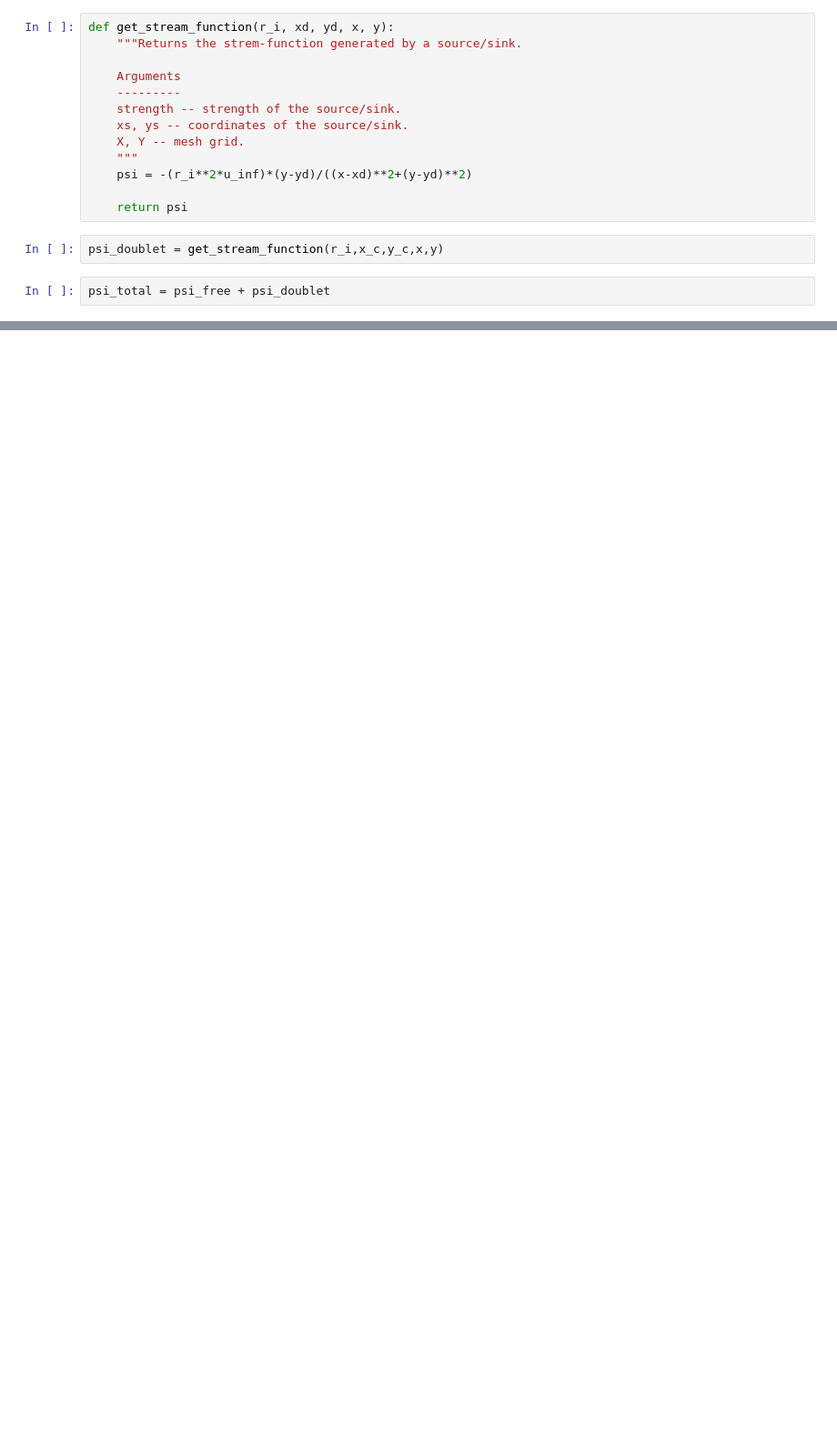
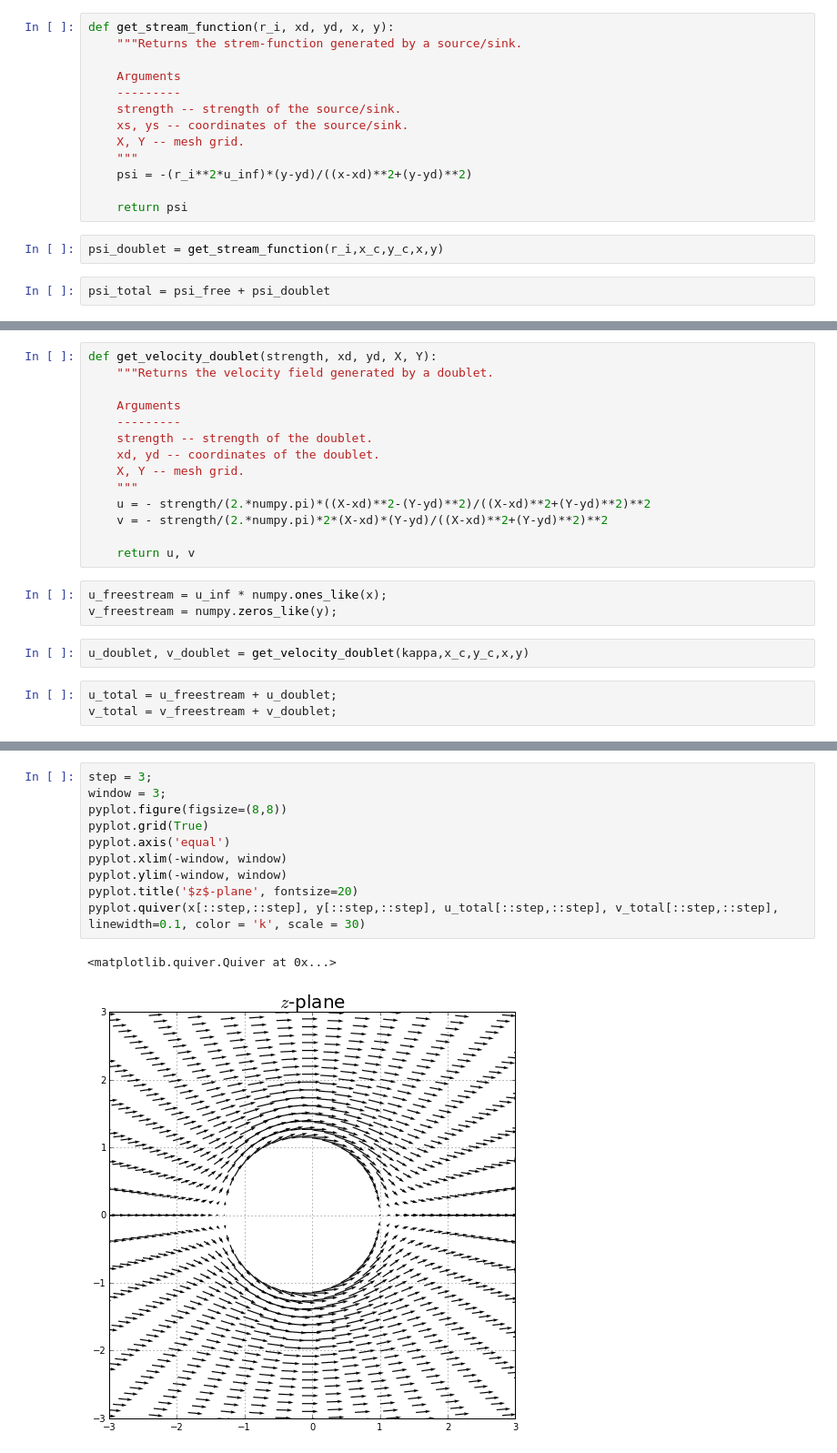
Before and after one commit to bornemeierm/MAE6226, a Jupyter notebook: Joukowski Transformation Cylindrical Mesh.ipynb, the cells around one changed output, grey strips where cells are left out. Shown at 91% size. Drawn from its saved outputs; the diff is of its cells as text; blank space fills up the shorter version.

```diff
--- a/Joukowski Transformation Cylindrical Mesh.ipynb
+++ b/Joukowski Transformation Cylindrical Mesh.ipynb
@@ -89,0 +107,22 @@ pyplot.contour(x_zeta, y_zeta, psi_total, levels, colors='k',linewidth=1,linesty
+# %%
+def get_velocity_doublet(strength, xd, yd, X, Y):
+    """Returns the velocity field generated by a doublet.
+
+    Arguments
+    ---------
+    strength -- strength of the doublet.
+    xd, yd -- coordinates of the doublet.
+    X, Y -- mesh grid.
+    """
+    u = - strength/(2.*numpy.pi)*((X-xd)**2-(Y-yd)**2)/((X-xd)**2+(Y-yd)**2)**2
+    v = - strength/(2.*numpy.pi)*2*(X-xd)*(Y-yd)/((X-xd)**2+(Y-yd)**2)**2
+
+    return u, v
+# %%
+u_freestream = u_inf * numpy.ones_like(x);
+v_freestream = numpy.zeros_like(y);
+# %%
+u_doublet, v_doublet = get_velocity_doublet(kappa,x_c,y_c,x,y)
+# %%
+u_total = u_freestream + u_doublet;
+v_total = v_freestream + v_doublet;
@@ -89,0 +143,13 @@ pyplot.contour(x_zeta, y_zeta, psi_total, levels, colors='k',linewidth=1,linesty
+# %%
+step = 3;
+window = 3;
+pyplot.figure(figsize=(8,8))
+pyplot.grid(True)
+pyplot.axis('equal')
+pyplot.xlim(-window, window)
+pyplot.ylim(-window, window)
+pyplot.title('$z$-plane', fontsize=20)
+pyplot.quiver(x[::step,::step], y[::step,::step], u_total[::step,::step], v_total[::step,::step], linewidth=0.1, color = 'k', scale = 30)
+# %% [output]
+<matplotlib.quiver.Quiver at 0x...>
+[figure, added]
```
Also changed, not shown: parts of 28 cells of this notebook.
